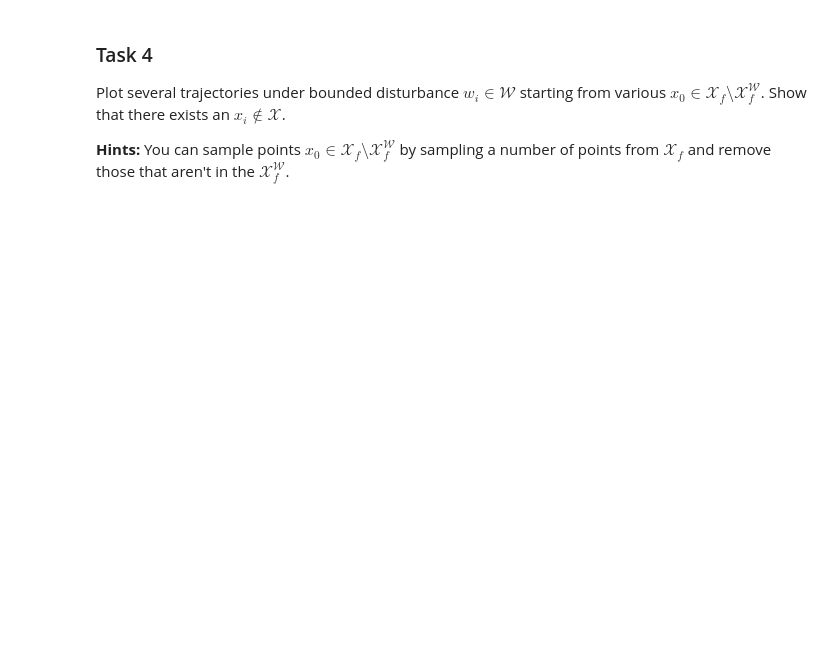
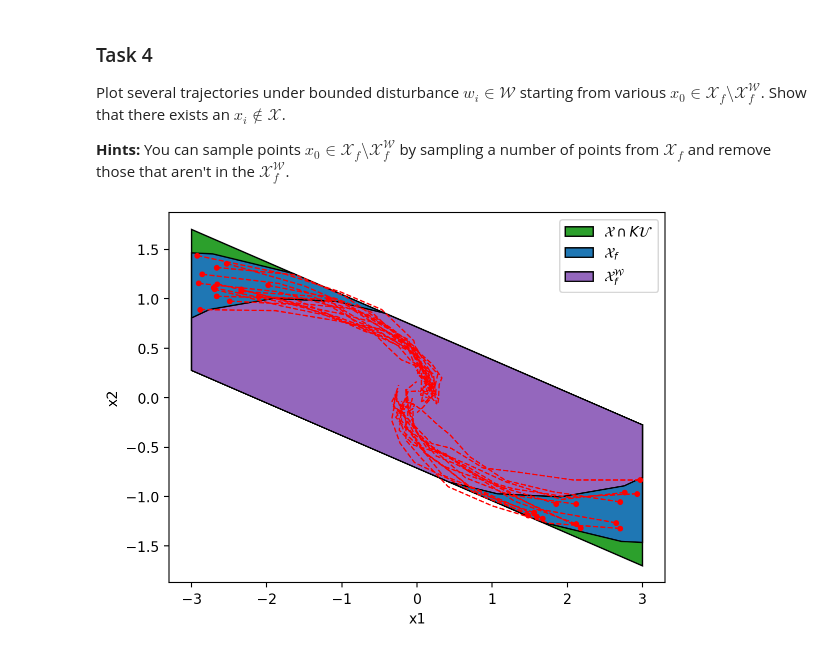
Before and after one commit to aiglegivree/MPC, a Jupyter notebook: programming_exercises/exercise6_robust_mpc/ex6_robust_mpc.ipynb, the cells around one changed output. Cells and saved outputs as stored; diff of their text form; code cells hidden in the pictures; blank space fills up the shorter version.

```diff
--- a/programming_exercises/exercise6_robust_mpc/ex6_robust_mpc.ipynb
+++ b/programming_exercises/exercise6_robust_mpc/ex6_robust_mpc.ipynb
@@ -138,17 +170,32 @@ Plot several trajectories under bounded disturbance $w_i\in\mathcal{W}$ starting
 num_samples = 30
 N_sim = 10  # simulation steps
 
-# Plot the sets
-fig, ax = plt.subplots(1, 1)
-X_and_KU.plot(ax, color='tab:green', opacity=1., label=r'$\mathcal{X}\cap K\mathcal{U}$')
-Xf.plot(ax, color='tab:blue', opacity=1., label=r'$\mathcal{X}_f$')
-Xf_W.plot(ax, color='tab:purple', opacity=1., label=r'$\mathcal{X}^\mathcal{W}_f$')
-ax.set_xlabel('x1')
-ax.set_ylabel('x2')
-
-# TODO: ------------------
-# TODO: add your code here
-# Sample disturbed trajectories and plot
-# TODO: ------------------
-
-plt.show()
+s=0
+sample1=Xf.sample(1).reshape([-1])
+samplef=np.zeros((num_samples,sample1.shape[0]))
+while s<num_samples:
+    if sample1 not in Xf_W:
+        samplef[s,:]=sample1
+        s+=1
+    sample1=Xf.sample(1).reshape([-1])
+# %%
+# Plot the sets
+fig, ax = plt.subplots(1, 1)
+X_and_KU.plot(ax, color='tab:green', opacity=1., label=r'$\mathcal{X}\cap K\mathcal{U}$')
+Xf.plot(ax, color='tab:blue', opacity=1., label=r'$\mathcal{X}_f$')
+Xf_W.plot(ax, color='tab:purple', opacity=1., label=r'$\mathcal{X}^\mathcal{W}_f$')
+ax.set_xlabel('x1')
+ax.set_ylabel('x2')
+
+for x in samplef:
+    traj=np.ndarray((x.shape[0],N_sim))
+    traj[:,0]=x
+    for a in range(1,N_sim):
+        traj[:,a]=A_cl @ traj[:,a-1] +W.sample(1).reshape([-1])
+    ax.plot(traj[0,:],traj[1,:],color='red',linestyle='--',linewidth=1)
+
+ax.scatter(samplef[:,0],samplef[:,1],color='red',s=10.)
+ax.legend()
+plt.show()
+# %% [output]
+[figure, added]
```
Also changed, not shown: parts of 5 cells of this notebook, 1 other file.
